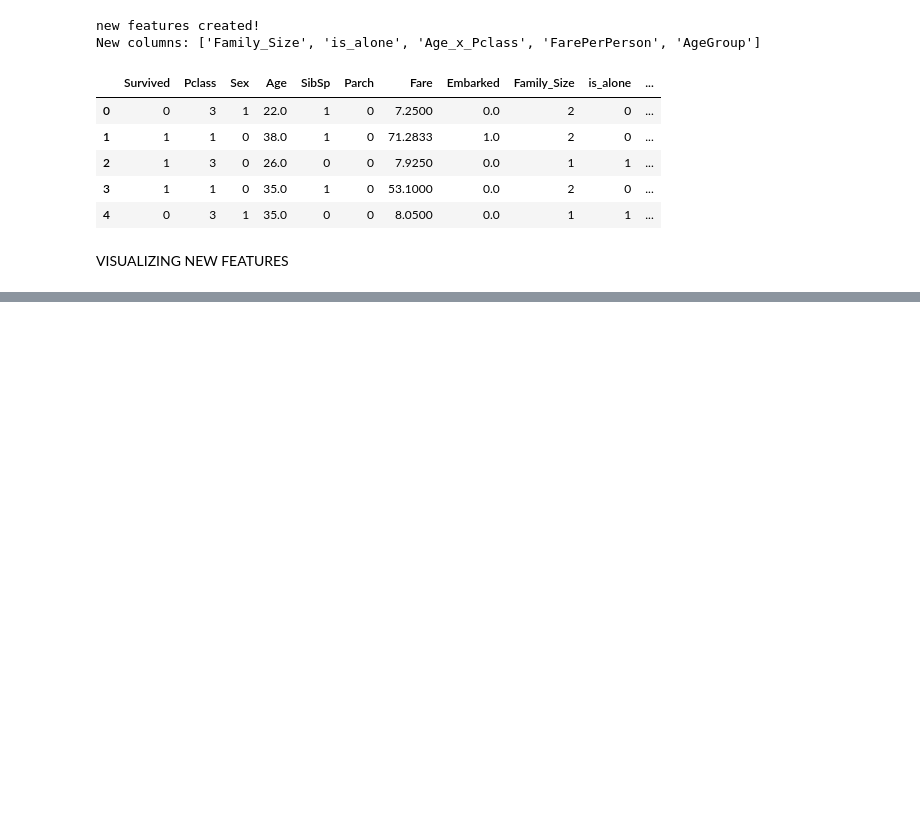
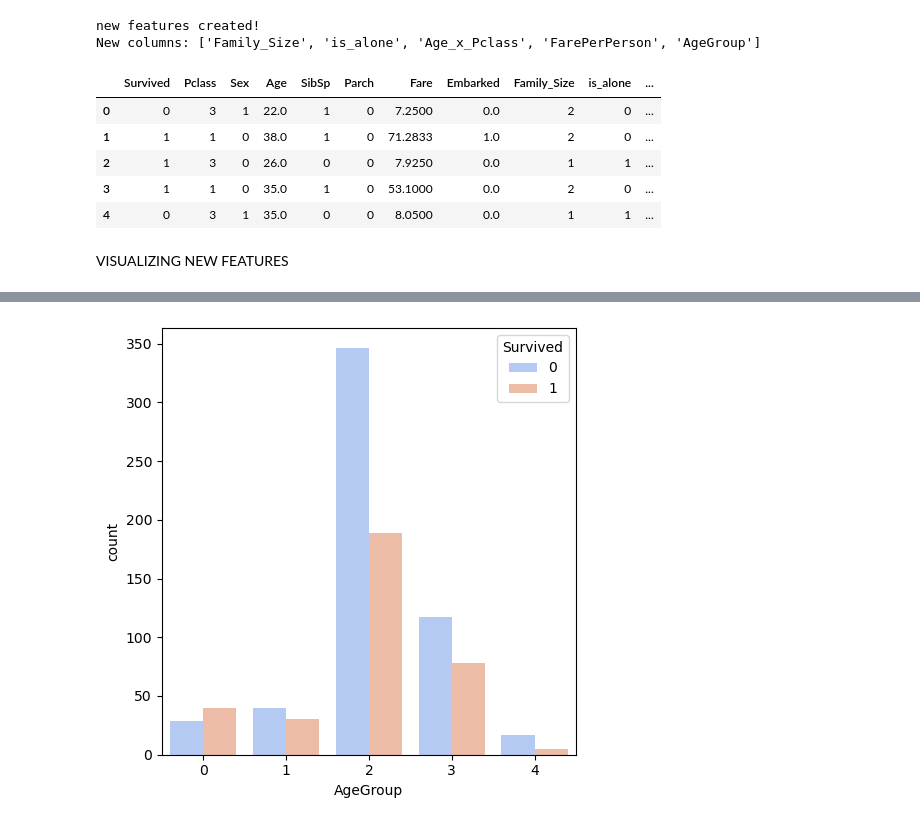
Before and after one commit to nitin864/titanic-survival-prediction, a Jupyter notebook: notebooks/featured_eng/featured_engineering.ipynb, the cells around one changed output, grey strips where cells are left out. Cells and saved outputs as stored; diff of their text form; code cells hidden in the pictures; blank space fills up the shorter version.

```diff
--- a/notebooks/featured_eng/featured_engineering.ipynb
+++ b/notebooks/featured_eng/featured_engineering.ipynb
@@ -77,0 +104,11 @@ VISUALIZING NEW FEATURES
+# %%
+# age_group vs survival
+
+plt.figure(figsize=(5,5))
+sns.countplot(x='AgeGroup', hue='Survived', data=df, palette='coolwarm')
+axes[2].set_title('Age Group vs Survival')
+
+plt.tight_layout()
+plt.show()
+# %% [output]
+[figure, added]
```
Also changed, not shown: parts of 3 cells of this notebook.
